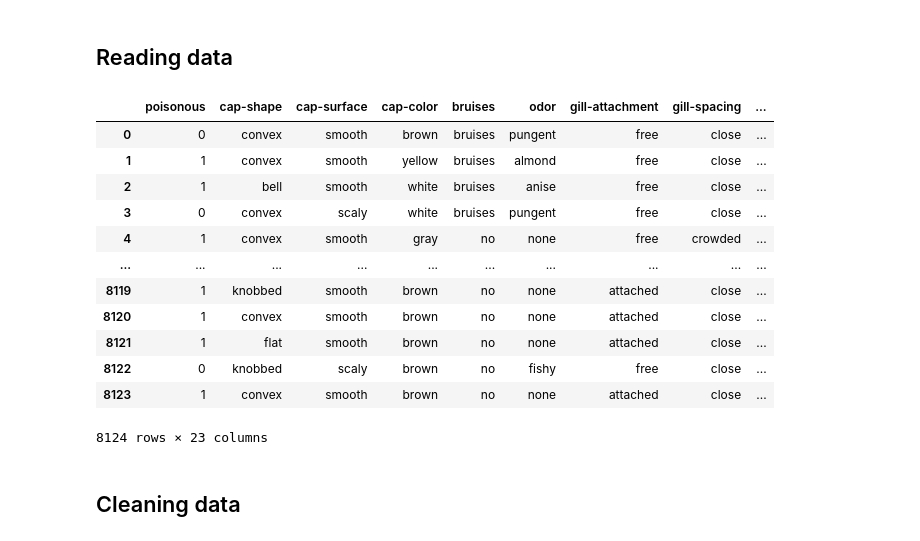
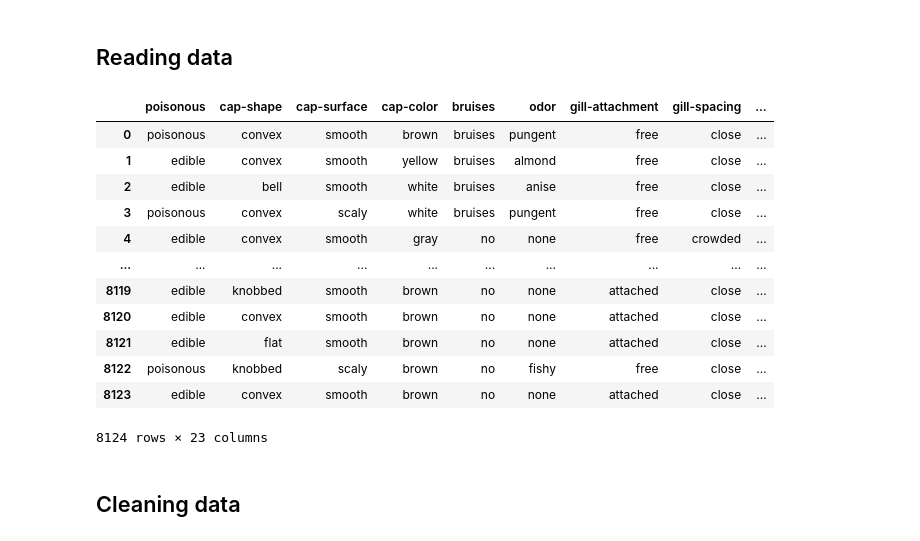
Before and after one commit to RMStolk/Machine-Learning, a Jupyter notebook: Project machine learning.ipynb, the cells around one changed output. Saved outputs shown, nothing was run; the diff lists cells and outputs as text; code cells hidden in the pictures.

```diff
--- a/Project machine learning.ipynb
+++ b/Project machine learning.ipynb
@@ -37,46 +37,46 @@ data_mushrooms.columns = col_names
 
 # Renaming values
 replacements = {
-    'poisonous': {'p': 0, 'e': 1},
+    'poisonous': {'p': 'poisonous', 'e': 'edible'},
     'cap-shape': {'b': 'bell', 'c': 'conical', 'x': 'convex', 'f': 'flat', 'k': 'knobbed', 's': 'sunken'},
     'cap-surface': {'f': 'fibrous', 'g': 'grooves', 'y': 'scaly', 's': 'smooth'},
     'cap-color': {'n': 'brown', 'b': 'buff', 'c': 'cinnamon', 'g': 'gray', 'r': 'green', 'p': 'pink', 'u': 'purple', 'e': 'red', 'w': 'white', 'y': 'yellow'},
     'bruises': {'t': 'bruises', 'f': 'no'},
     'odor': {'a': 'almond', 'l': 'anise', 'c': 'creosote', 'y': 'fishy', 'f': 'foul', 'm': 'musty', 'n': 'none', 'p': 'pungent', 's': 'spicy'},
     'gill-attachment': {'a': 'attached', 'd': 'descending', 'f': 'free', 'n': 'notched'},
     'gill-spacing': {'c': 'close', 'w': 'crowded', 'd': 'distant'},
     'gill-size': {'b': 'broad', 'n': 'narrow'},
     'gill-color': {'k': 'black', 'n': 'brown', 'b': 'buff', 'h': 'chocolate', 'g': 'gray', 'r': 'green', 'o': 'orange', 'p': 'pink', 'u': 'purple', 'e': 'red', 'w': 'white', 'y': 'yellow'},
     'stalk-shape': {'e': 'enlarging', 't': 'tapering'},
     'stalk-root': {'b': 'bulbous', 'c': 'club', 'u': 'cup', 'e': 'equal', 'z': 'rhizomorphs', 'r': 'rooted'},
     'stalk-surface-above-ring': {'f': 'fibrous', 'y': 'scaly', 'k': 'silky', 's': 'smooth'},
     'stalk-surface-below-ring': {'f': 'fibrous', 'y': 'scaly', 'k': 'silky', 's': 'smooth'},
     'stalk-color-above-ring': {'n': 'brown', 'b': 'buff', 'c': 'cinnamon', 'g': 'gray', 'o': 'orange', 'p': 'pink', 'e': 'red', 'w': 'white', 'y': 'yellow'},
     'stalk-color-below-ring': {'n': 'brown', 'b': 'buff', 'c': 'cinnamon', 'g': 'gray', 'o': 'orange', 'p': 'pink', 'e': 'red', 'w': 'white', 'y': 'yellow'},
     'veil-type': {'p': 'partial', 'u': 'universal'},
     'veil-color': {'n': 'brown', 'o': 'orange', 'w': 'white', 'y': 'yellow'},
     'ring-number': {'n': 'none', 'o': 'one', 't': 'two'},
     'ring-type': {'c': 'cobwebby', 'e': 'evanescent', 'f': 'flaring', 'l': 'large', 'n': 'none', 'p': 'pendant', 's': 'sheathing', 'z': 'zone'},
     'spore-print-color': {'k': 'black', 'n': 'brown', 'b': 'buff', 'h': 'chocolate', 'r': 'green', 'o': 'orange', 'u': 'purple', 'w': 'white', 'y': 'yellow'},
     'population': {'a': 'abundant', 'c': 'clustered', 'n': 'numerous', 's': 'scattered', 'v': 'several', 'y': 'solitary'},
     'habitat': {'g': 'grasses', 'l': 'leaves', 'm': 'meadows', 'p': 'paths', 'u': 'urban', 'w': 'waste', 'd': 'woods'}
 }
 data_mushrooms.replace(replacements, inplace=True)
 
 display(data_mushrooms)
 # %% [output]
 |  | poisonous | cap-shape | cap-surface | cap-color | bruises | odor | gill-attachment | gill-spacing | ... |
-| 0 | 0 | convex | smooth | brown | bruises | pungent | free | close | ... |
-| 1 | 1 | convex | smooth | yellow | bruises | almond | free | close | ... |
-| 2 | 1 | bell | smooth | white | bruises | anise | free | close | ... |
-| 3 | 0 | convex | scaly | white | bruises | pungent | free | close | ... |
-| 4 | 1 | convex | smooth | gray | no | none | free | crowded | ... |
+| 0 | poisonous | convex | smooth | brown | bruises | pungent | free | close | ... |
+| 1 | edible | convex | smooth | yellow | bruises | almond | free | close | ... |
+| 2 | edible | bell | smooth | white | bruises | anise | free | close | ... |
+| 3 | poisonous | convex | scaly | white | bruises | pungent | free | close | ... |
+| 4 | edible | convex | smooth | gray | no | none | free | crowded | ... |
 | ... | ... | ... | ... | ... | ... | ... | ... | ... | ... |
-| 8119 | 1 | knobbed | smooth | brown | no | none | attached | close | ... |
-| 8120 | 1 | convex | smooth | brown | no | none | attached | close | ... |
-| 8121 | 1 | flat | smooth | brown | no | none | attached | close | ... |
-| 8122 | 0 | knobbed | scaly | brown | no | fishy | free | close | ... |
-| 8123 | 1 | convex | smooth | brown | no | none | attached | close | ... |
+| 8119 | edible | knobbed | smooth | brown | no | none | attached | close | ... |
+| 8120 | edible | convex | smooth | brown | no | none | attached | close | ... |
+| 8121 | edible | flat | smooth | brown | no | none | attached | close | ... |
+| 8122 | poisonous | knobbed | scaly | brown | no | fishy | free | close | ... |
+| 8123 | edible | convex | smooth | brown | no | none | attached | close | ... |
 8124 rows × 23 columns
 # %% [markdown]
 ## Cleaning data
```
Also changed, not shown: parts of 7 cells of this notebook.
